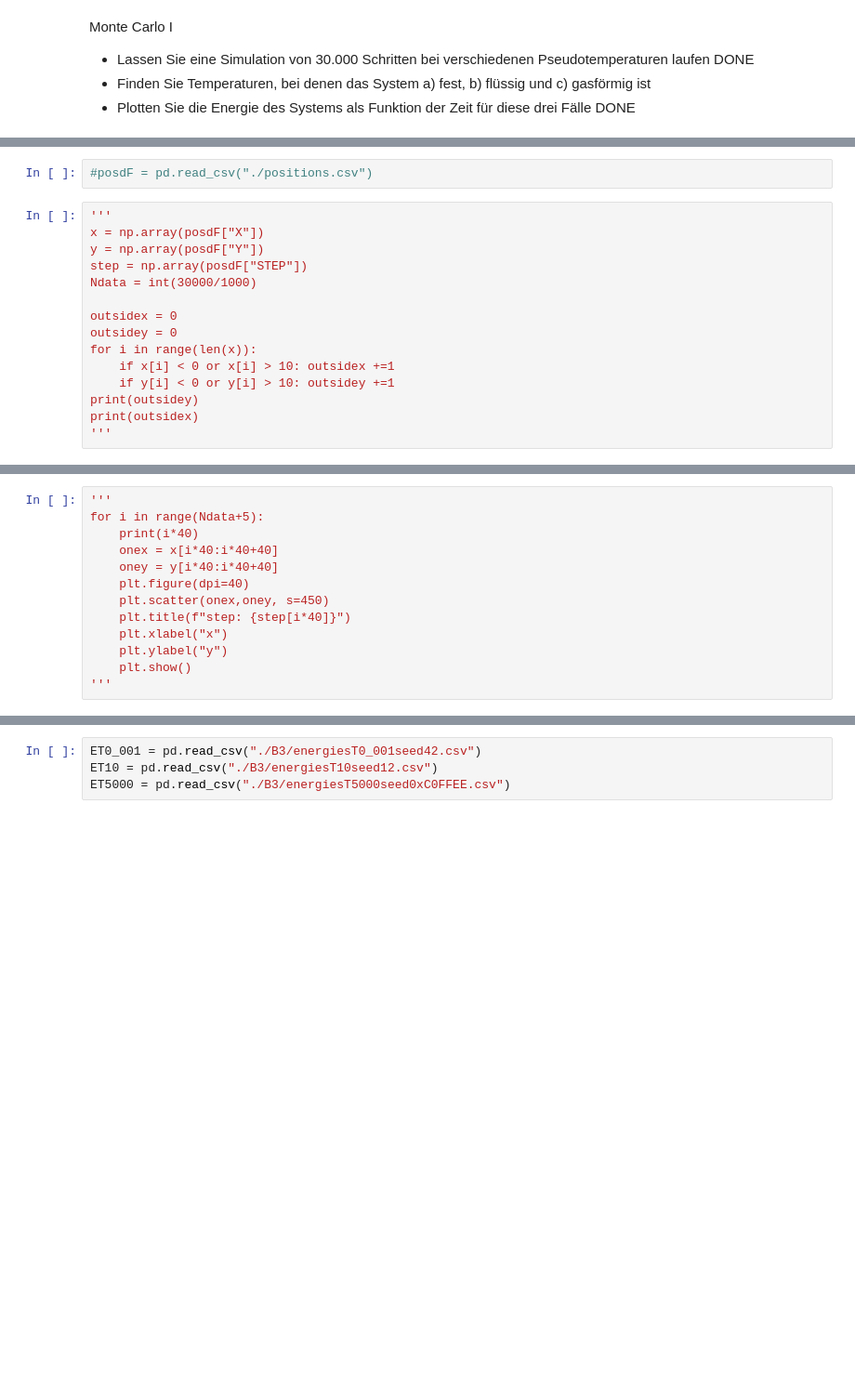
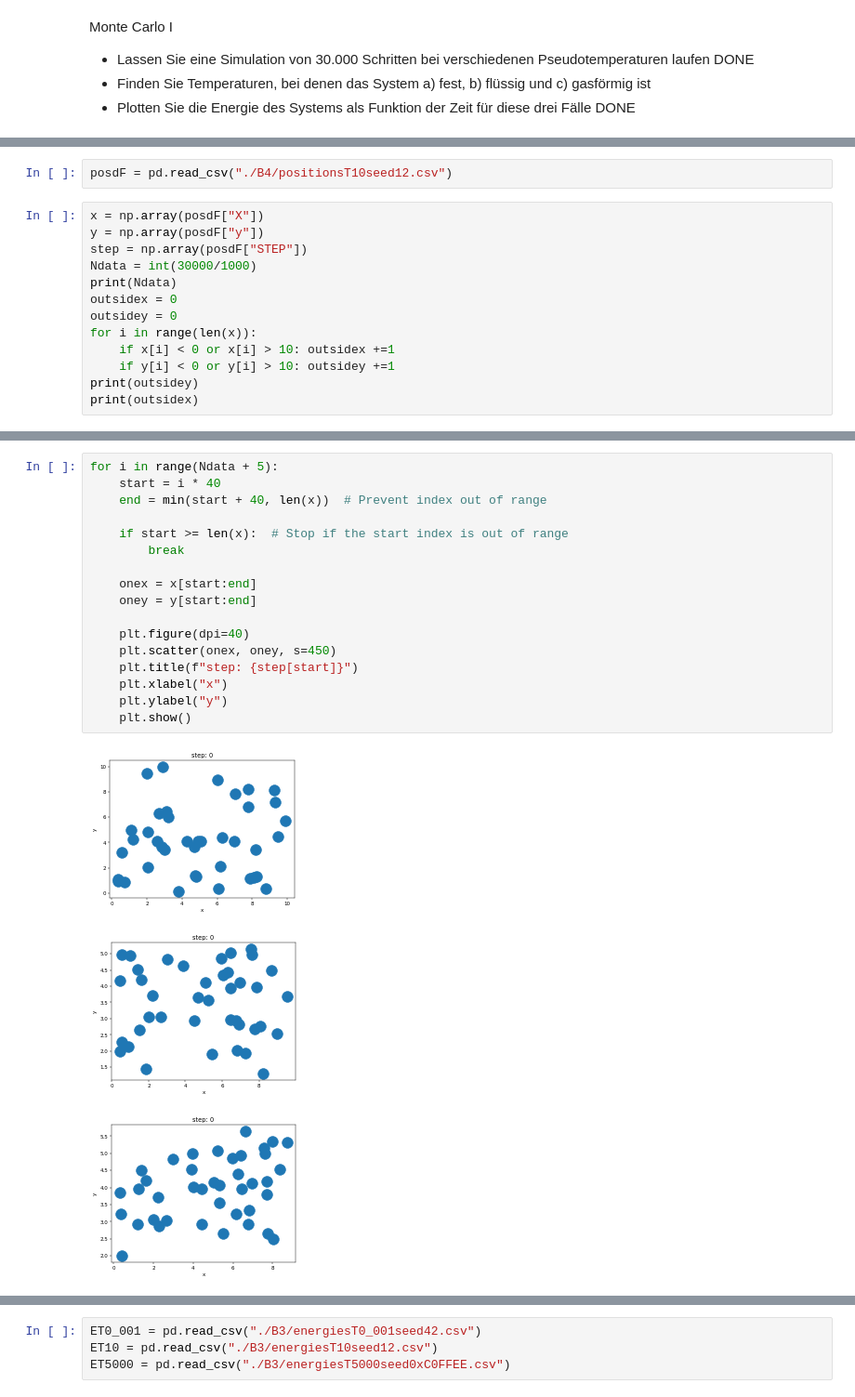
Before and after one commit to Xenophon-Laconic/StatMech, a Jupyter notebook: B3.ipynb, the cells around one changed output, grey strips where cells are left out. Shown: that part at 93% size. Saved outputs shown, nothing was run; the diff lists cells and outputs as text; blank space fills up the shorter version.

```diff
--- a/B3.ipynb
+++ b/B3.ipynb
@@ -10,12 +11,11 @@ import pandas as pd
 # %%
-#posdF = pd.read_csv("./positions.csv")
+posdF = pd.read_csv("./B4/positionsT10seed12.csv")
 # %%
-'''
 x = np.array(posdF["X"])
-y = np.array(posdF["Y"])
+y = np.array(posdF["y"])
 step = np.array(posdF["STEP"])
 Ndata = int(30000/1000)
-
+print(Ndata)
 outsidex = 0
 outsidey = 0
 for i in range(len(x)):
@@ -23,4 +23,3 @@ for i in range(len(x)):
     if y[i] < 0 or y[i] > 10: outsidey +=1
 print(outsidey)
 print(outsidex)
-'''
@@ -27,13 +30,21 @@ print(outsidex)
 # %%
-'''
-for i in range(Ndata+5):
-    print(i*40)
-    onex = x[i*40:i*40+40]
-    oney = y[i*40:i*40+40]
+for i in range(Ndata + 5):
+    start = i * 40
+    end = min(start + 40, len(x))  # Prevent index out of range
+
+    if start >= len(x):  # Stop if the start index is out of range
+        break
+
+    onex = x[start:end]
+    oney = y[start:end]
+
     plt.figure(dpi=40)
-    plt.scatter(onex,oney, s=450)
-    plt.title(f"step: {step[i*40]}")
+    plt.scatter(onex, oney, s=450)
+    plt.title(f"step: {step[start]}")
     plt.xlabel("x")
     plt.ylabel("y")
     plt.show()
-'''
+# %% [output]
+[figure, added]
+[figure, added]
+[figure, added]
```
Also changed, not shown: parts of 7 cells of this notebook, 3 other files.
